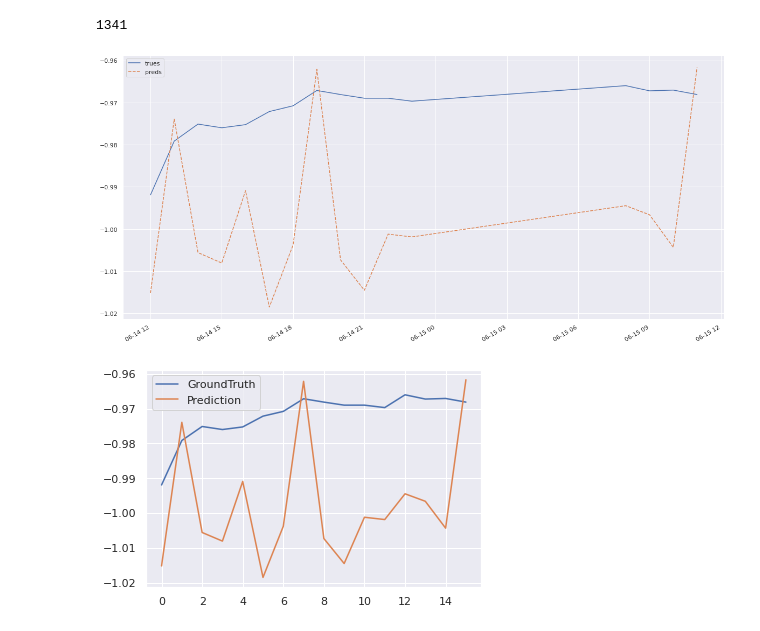
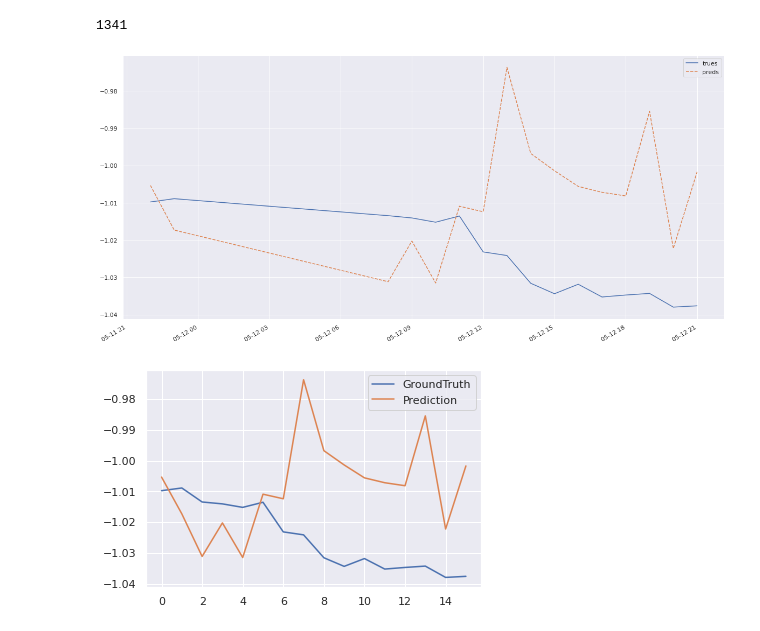
Before and after one commit to Biksbois/BiksStonks, a Jupyter notebook: Forcasting_Models/Informer/train_informer.ipynb, the cells around one changed output. Drawn from its saved outputs; the diff is of its cells as text; code cells hidden in the pictures.

```diff
--- a/Forcasting_Models/Informer/train_informer.ipynb
+++ b/Forcasting_Models/Informer/train_informer.ipynb
@@ -187,21 +187,21 @@ len(test_data)
 1341
 # %%
 from utils.eval_tools import plot_preds_with_date
-idx = 400
+idx = 42
 plot_preds_with_date(trues[idx], preds[idx], test_data, idx, figsize=(20,10), style=['-', '--'])
 # %% [output]
-[figure, old version]
+[figure, new version]
 # %%
 import matplotlib.pyplot as plt
 # %%
-idx = 400
+idx = 42
 plt.figure()
 plt.plot(trues[idx], label='GroundTruth')
 plt.plot(preds[idx], label='Prediction')
 plt.legend()
 plt.show()
 # %% [output]
-[figure, old version]
+[figure, new version]
 # %%
 end = len(preds) // preds.shape[1] * preds.shape[1]
 preds_first = []
```
Also changed, not shown: parts of 8 cells of this notebook, 1 other file.
